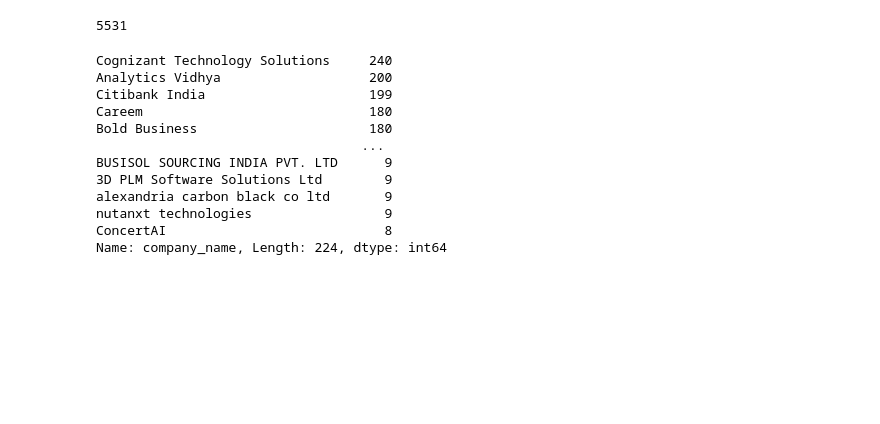
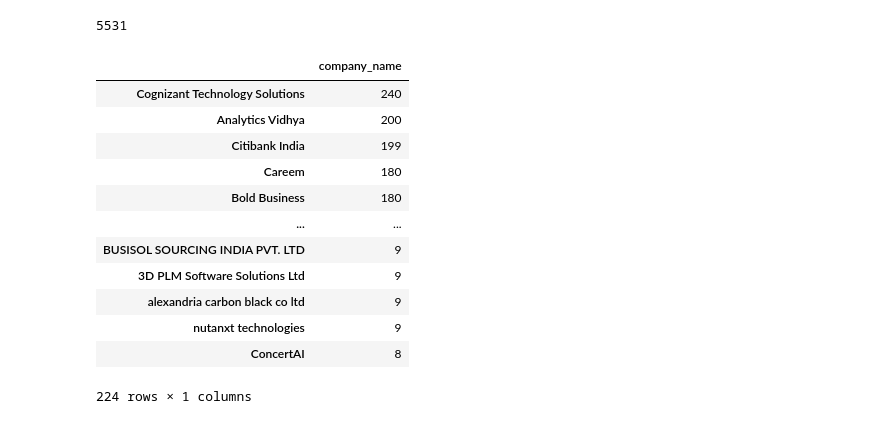
Before and after one commit to mykeldee/data-science-jobs-storytelling, a Jupyter notebook: data_analysis.ipynb, the cells around one changed output. Saved outputs shown, nothing was run; the diff lists cells and outputs as text; code cells hidden in the pictures; blank space fills up the shorter version.

```diff
--- a/data_analysis.ipynb
+++ b/data_analysis.ipynb
@@ -175,18 +175,20 @@ Name: min_exp, dtype: int64
 len(new_data)
 # %% [output]
 5531
-# %%
-new['company_name'].value_counts()
-# %% [output]
-Cognizant Technology Solutions     240
-Analytics Vidhya                   200
-Citibank India                     199
-Careem                             180
-Bold Business                      180
-                                  ...
-BUSISOL SOURCING INDIA PVT. LTD      9
-3D PLM Software Solutions Ltd        9
-alexandria carbon black co ltd       9
-nutanxt technologies                 9
-ConcertAI                            8
-Name: company_name, Length: 224, dtype: int64
+# %%
+tab = pd.DataFrame(new['company_name'].value_counts())
+tab
+# %% [output]
+|  | company_name |
+| Cognizant Technology Solutions | 240 |
+| Analytics Vidhya | 200 |
+| Citibank India | 199 |
+| Careem | 180 |
+| Bold Business | 180 |
+| ... | ... |
+| BUSISOL SOURCING INDIA PVT. LTD | 9 |
+| 3D PLM Software Solutions Ltd | 9 |
+| alexandria carbon black co ltd | 9 |
+| nutanxt technologies | 9 |
+| ConcertAI | 8 |
+224 rows × 1 columns
```
Also changed, not shown: parts of 1 cell of this notebook, 3 other files.
